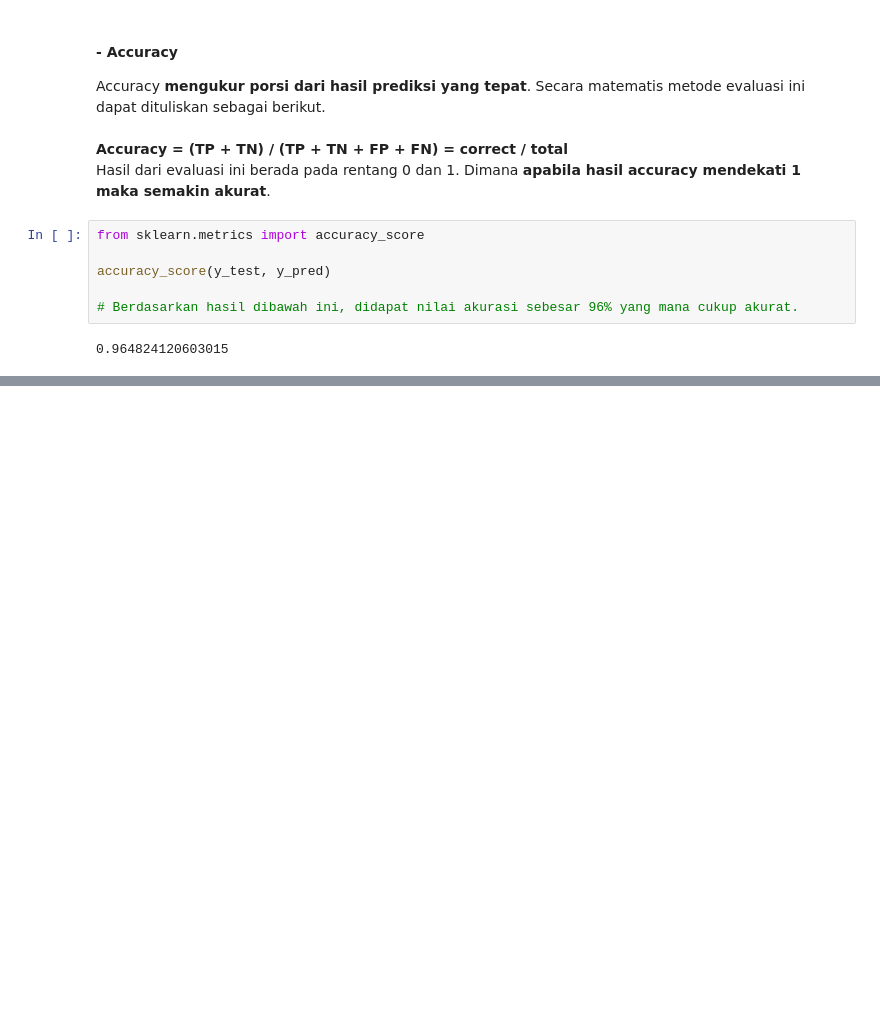
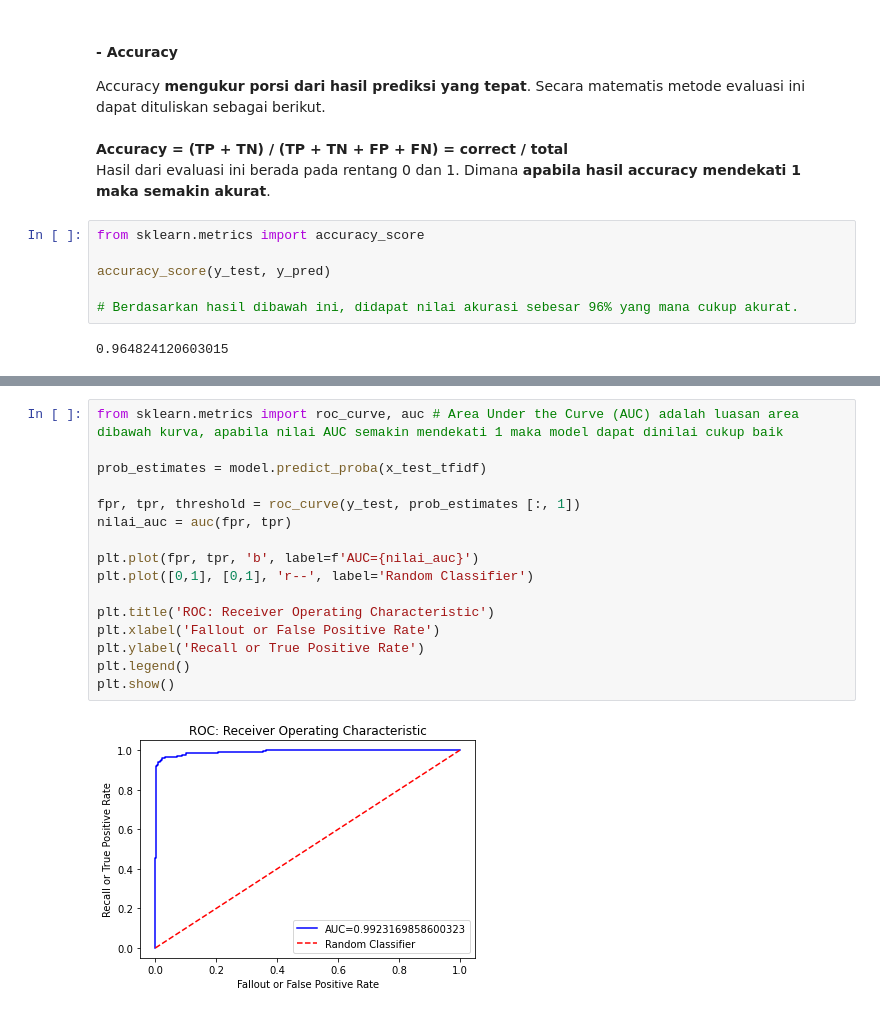
Before and after one commit to axlhtm/Hydroinformatics, a Jupyter notebook: MachineLearning/ML - SK12 - Binnary Classification dengan Logistic Regression.ipynb, the cells around one changed output, grey strips where cells are left out. Drawn from its saved outputs; the diff is of its cells as text; blank space fills up the shorter version.

```diff
--- a/MachineLearning/ML - SK12 - Binnary Classification dengan Logistic Regression.ipynb
+++ b/MachineLearning/ML - SK12 - Binnary Classification dengan Logistic Regression.ipynb
@@ -189,0 +222,18 @@ Selain menggunakan accuracy, performa dari suatu classifier umumnya juga dikukur
+# %%
+from sklearn.metrics import roc_curve, auc # Area Under the Curve (AUC) adalah luasan area dibawah kurva, apabila nilai AUC semakin mendekati 1 maka model dapat dinilai cukup baik
+
+prob_estimates = model.predict_proba(x_test_tfidf)
+
+fpr, tpr, threshold = roc_curve(y_test, prob_estimates [:, 1])
+nilai_auc = auc(fpr, tpr)
+
+plt.plot(fpr, tpr, 'b', label=f'AUC={nilai_auc}')
+plt.plot([0,1], [0,1], 'r--', label='Random Classifier')
+
+plt.title('ROC: Receiver Operating Characteristic')
+plt.xlabel('Fallout or False Positive Rate')
+plt.ylabel('Recall or True Positive Rate')
+plt.legend()
+plt.show()
+# %% [output]
+[figure, added]
```
Also changed, not shown: parts of 6 cells of this notebook.
